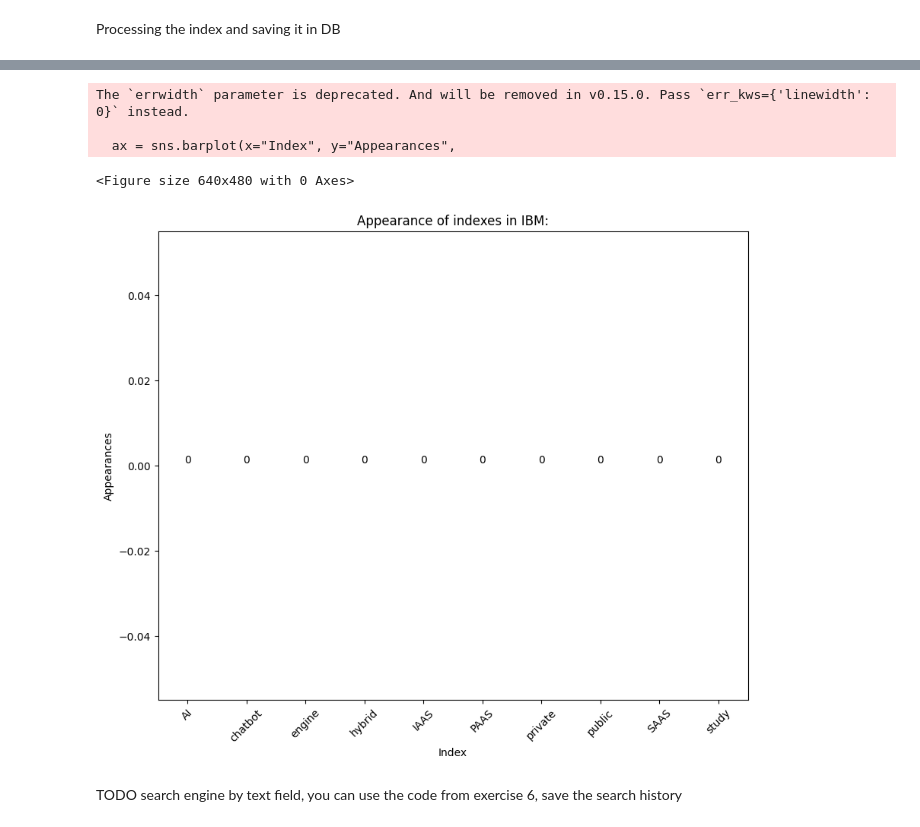
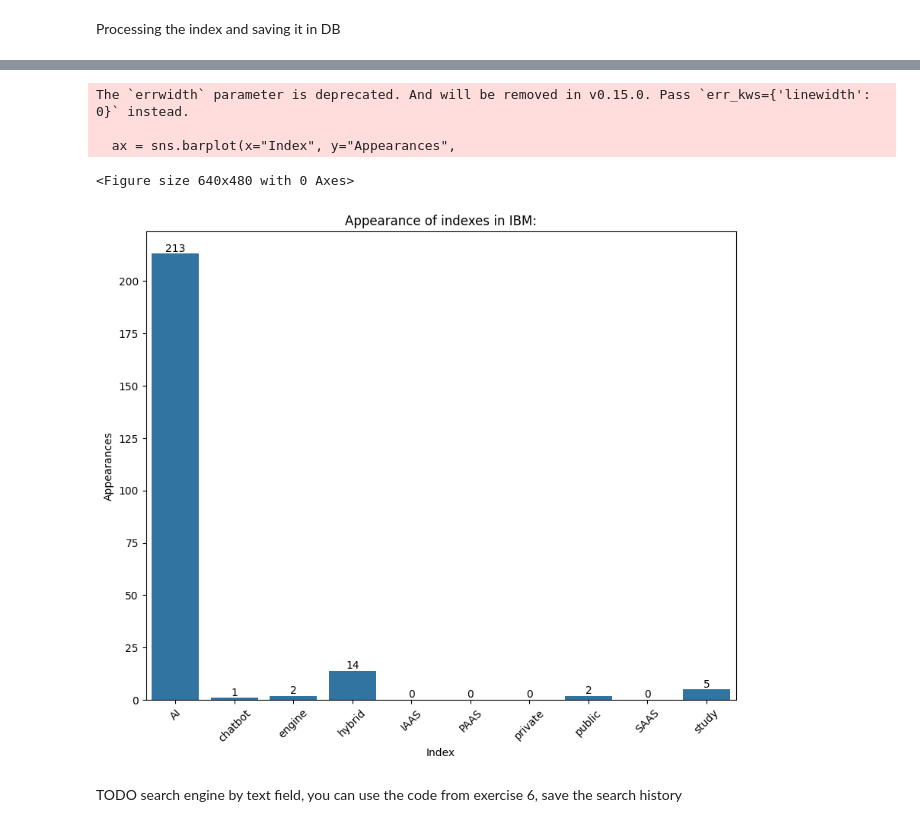
Before and after one commit to ShlomiFridman/PhoenixProject2025, a Jupyter notebook: Assignments/Assignment 2/PhoenixProject2025_search_engine.ipynb, the cells around one changed output, grey strips where cells are left out. Saved outputs shown, nothing was run; the diff lists cells and outputs as text; code cells hidden in the pictures.

```diff
--- a/Assignments/Assignment 2/PhoenixProject2025_search_engine.ipynb
+++ b/Assignments/Assignment 2/PhoenixProject2025_search_engine.ipynb
@@ -179,3 +168,37 @@ init_index = [
+# %%
+init_index = [
+    'Private',
+    'Public',
+    'Hybrid',
+    'Service',
+    'Platform',
+    'Infrastructure',
+    'Study',
+    'Case',
+    'Chatbot',
+    'Engine',
+    'Cloud',
+    'Monitor',
+    'Data',
+    'Mainframe',
+    'Performance',
+    'Security',
+    'SLA',
+    'KPI',
+    'SOA',
+    'Information',
+    'Kafka',
+    'SQL',
+    'Technology',
+    'Database',
+    'Docker',
+    'Kubernetes',
+    'RabbitMQ',
+    'IBM',
+    'Google',
+    'Amazon',
+    'AI',
+]
 # %% [markdown]
 Processing the index and saving it in DB
 # %%
@@ -183,7 +206,7 @@ stemmer = PorterStemmer()
 stemmed_init_index = {}
 for i in init_index:
   stemmed_i = stemmer.stem(i)
-  stemmed_init_index[stemmed_i] = {"original_index":i, "cntr":0}
+  stemmed_init_index[stemmed_i] = {"term":i, "DocIDs": [], "DocIDs_cntrs": []}
 
 update_index_in_db(stemmed_init_index)
 # %% [output]
@@ -246,6 +272,6 @@ NameError: name 'urls_index' is not defined
 # %%
 for ind,vals in index_from_DB.items():
-  urls_str = '\n\t\t'.join(vals['urls'])
-  print(f"Index: '{ind}'\n\tTotal Count: {vals['cntr']}\n\tUrls: {urls_str}")
+  urls_str = '\n\t\t'.join(vals['DocIDs'])
+  print(f"Index: '{ind}'\n\tTotal Count: {sum(vals['DocIDs_cntrs'])}\n\tUrls: {urls_str}")
 # %% [output]
 Index: 'ai'
@@ -288,32 +314,32 @@ Updated given index in DB
 # %%
 import pandas as pd
 import matplotlib.pyplot as plt
 import seaborn as sns
 
-ind_names = [ind["original_index"] for ind in index_from_DB.values()]
-ind_cntrs = [ind["cntr"] for ind in index_from_DB.values()]
+ind_names = [ind["term"] for ind in index_from_DB.values()]
+ind_cntrs = [sum(ind["DocIDs_cntrs"]) for ind in index_from_DB.values()]
 ind_data = pd.DataFrame({
     "Index":ind_names,
     "Appearances":ind_cntrs
 })
 
 plt.clf()  # Clear the current figure
 plt.figure(figsize=(10, 8))  # Increased figure size to accommodate labels
 plt.title("Appearance of indexes in IBM:")
 
 ax = sns.barplot(x="Index", y="Appearances",
                  errwidth=0, data=ind_data)
 for i in ax.containers:
   ax.bar_label(i,)
 plt.xticks(rotation=45)
 plt.show()  # Add this to display the plot
 plt.close()  # Close the figure to free memory
 # %% [output]
 The `errwidth` parameter is deprecated. And will be removed in v0.15.0. Pass `err_kws={'linewidth': 0}` instead.
 
   ax = sns.barplot(x="Index", y="Appearances",
 <Figure size 640x480 with 0 Axes>
-[figure, old version]
+[figure, new version]
 # %%
 searchHistory = []
 # %% [markdown]
```
Also changed, not shown: parts of 8 cells of this notebook, 2 other files.
